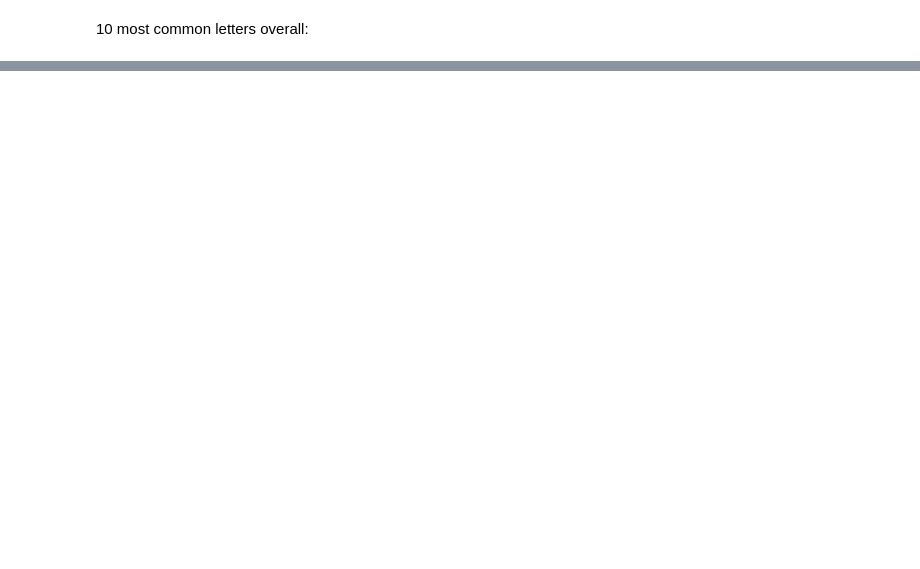
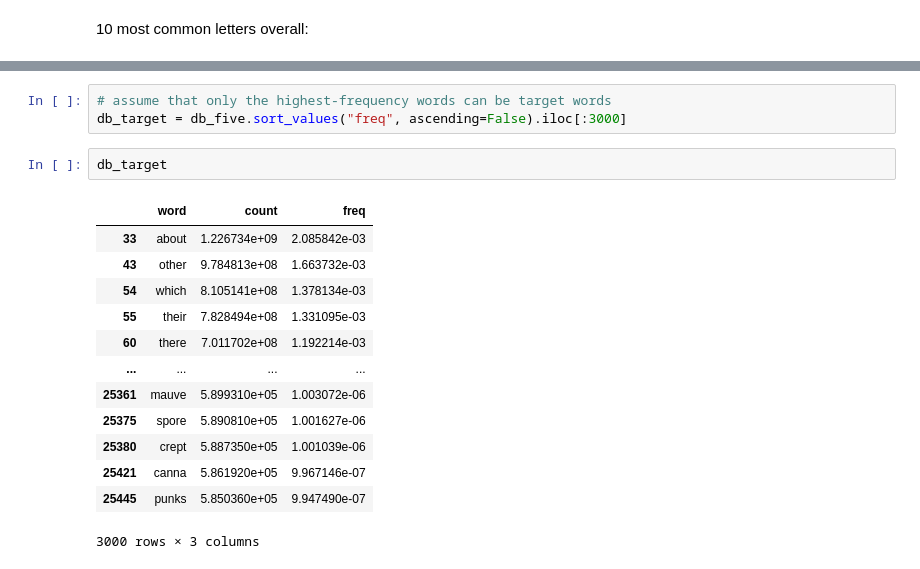
Before and after one commit to ttesileanu/clonle, a Jupyter notebook: notebook/explore_dictionary.ipynb, the cells around one changed output, grey strips where cells are left out. Drawn from its saved outputs; the diff is of its cells as text; blank space fills up the shorter version.

```diff
--- a/notebook/explore_dictionary.ipynb
+++ b/notebook/explore_dictionary.ipynb
@@ -246,0 +294,19 @@ This suggests that `raise` would be a good starting word. It contains each of th
+# %%
+# assume that only the highest-frequency words can be target words
+db_target = db_five.sort_values("freq", ascending=False).iloc[:3000]
+# %%
+db_target
+# %% [output]
+|  | word | count | freq |
+| 33 | about | 1.226734e+09 | 2.085842e-03 |
+| 43 | other | 9.784813e+08 | 1.663732e-03 |
+| 54 | which | 8.105141e+08 | 1.378134e-03 |
+| 55 | their | 7.828494e+08 | 1.331095e-03 |
+| 60 | there | 7.011702e+08 | 1.192214e-03 |
+| ... | ... | ... | ... |
+| 25361 | mauve | 5.899310e+05 | 1.003072e-06 |
+| 25375 | spore | 5.890810e+05 | 1.001627e-06 |
+| 25380 | crept | 5.887350e+05 | 1.001039e-06 |
+| 25421 | canna | 5.861920e+05 | 9.967146e-07 |
+| 25445 | punks | 5.850360e+05 | 9.947490e-07 |
+3000 rows × 3 columns
```
Also changed, not shown: parts of 29 cells of this notebook.
